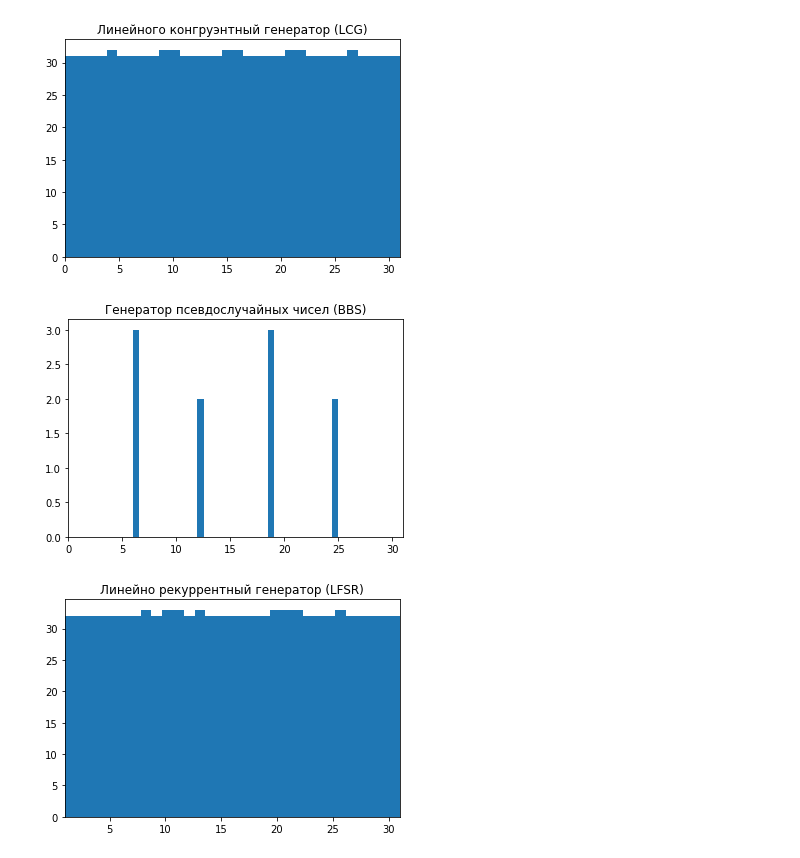
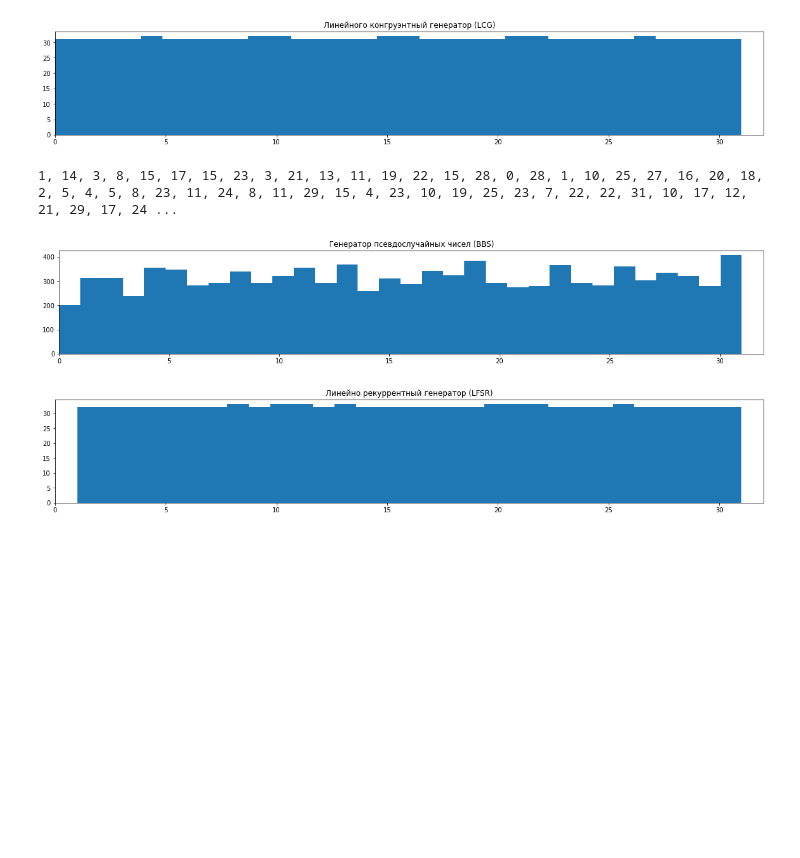
Before and after one commit to sevskii111/info-sec-course, a Jupyter notebook: Lab1.ipynb, the cells around one changed output. Cells and saved outputs as stored; diff of their text form; code cells hidden in the pictures; blank space fills up the shorter version.

```diff
--- a/Lab1.ipynb
+++ b/Lab1.ipynb
@@ -35,12 +35,12 @@ class Generator:
         # print(f"p = {p}")
         # print(f"q = {q}")
         # print(f"M = {M}")
-        xs = np.array(np.nonzero(is_coprime(np.arange(2, max(p, q), dtype="int"), M)))[0]
+        xs = np.array(np.nonzero(is_coprime(np.arange(2, M, dtype="int"), M)))[0]
         x_ind = np.random.randint(0, len(xs))
         np.random.seed()
         x = xs[x_ind]
         # print(x)
-        # print(f"x = {x}")
+        print(f"x = {x}")
         fvalue = 0
         while fvalue < limit:
             fvalue += 1
@@ -72,40 +72,41 @@ class Generator:
 
 count = 1000
 m = 32
 a = 17
 c = 5
 
 generator = Generator()
 values = []
 for value in generator.lcg(count, a, c, m):
     values.append(value)
 
 plt.hist(values, bins=m)
 plt.title("Линейного конгруэнтный генератор (LCG)")
-plt.xlim(0, 31)
+plt.xlim(0, 32)
 plt.show()
 
 values = []
-for value in generator.bbs(10, 7, 11, seed=5):
+for value in generator.bbs(10000, 2851, 3559, seed=1):
     values.append(value)
 #print(values)
 plt.hist(values, bins=m)
-plt.xlim(0, 31)
+plt.xlim(0, 32)
 plt.title("Генератор псевдослучайных чисел (BBS)")
 plt.show()
 
 values = []
 for value in generator.lfsr(1000, (0, 1, 1, 1, 1)):
     values.append(value)
 c = np.bincount(values)
 plt.hist(values, bins=31)
-plt.xlim(1, 31)
+plt.xlim(0, 32)
 plt.title("Линейно рекуррентный генератор (LFSR)")
 plt.show()
 # %% [output]
-[figure, old version]
+[figure, new version]
+1, 14, 3, 8, 15, 17, 15, 23, 3, 21, 13, 11, 19, 22, 15, 28, 0, 28, 1, 10, 25, 27, 16, 20, 18, 2, 5, 4, 5, 8, 23, 11, 24, 8, 11, 29, 15, 4, 23, 10, 19, 25, 23, 7, 22, 22, 31, 10, 17, 12, 21, 29, 17, 24 ...
-[figure, old version]
+[figure, new version]
-[figure, old version]
+[figure, new version]
 # %%
 generators = [
     {
```
Also changed, not shown: parts of 1 cell of this notebook.
